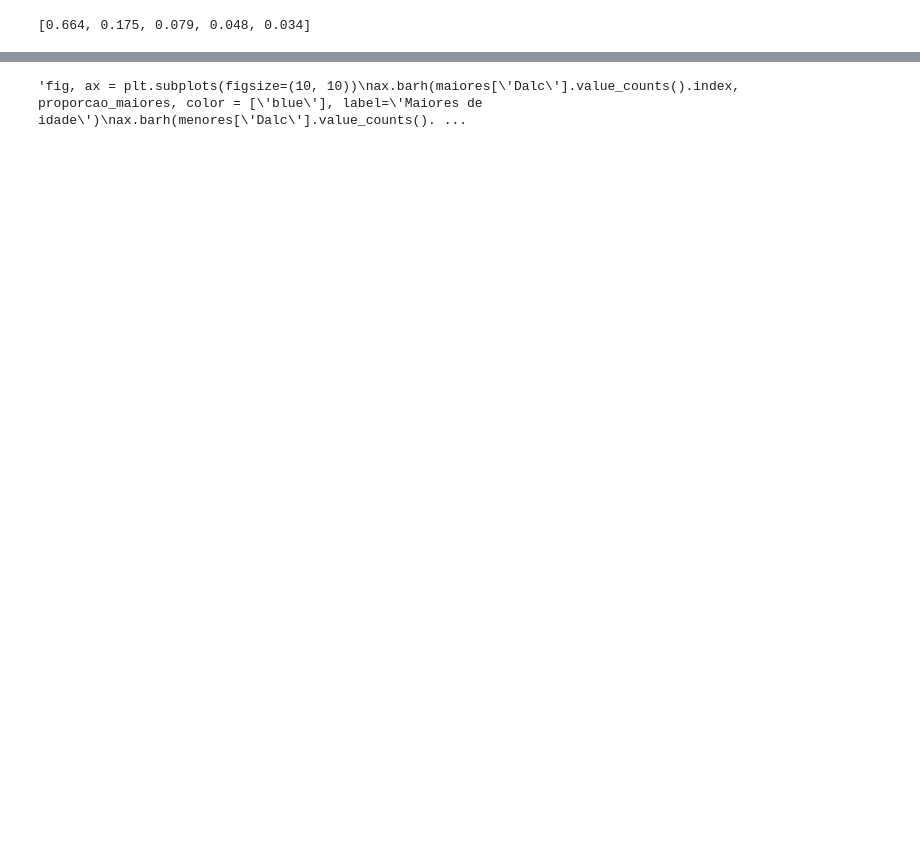
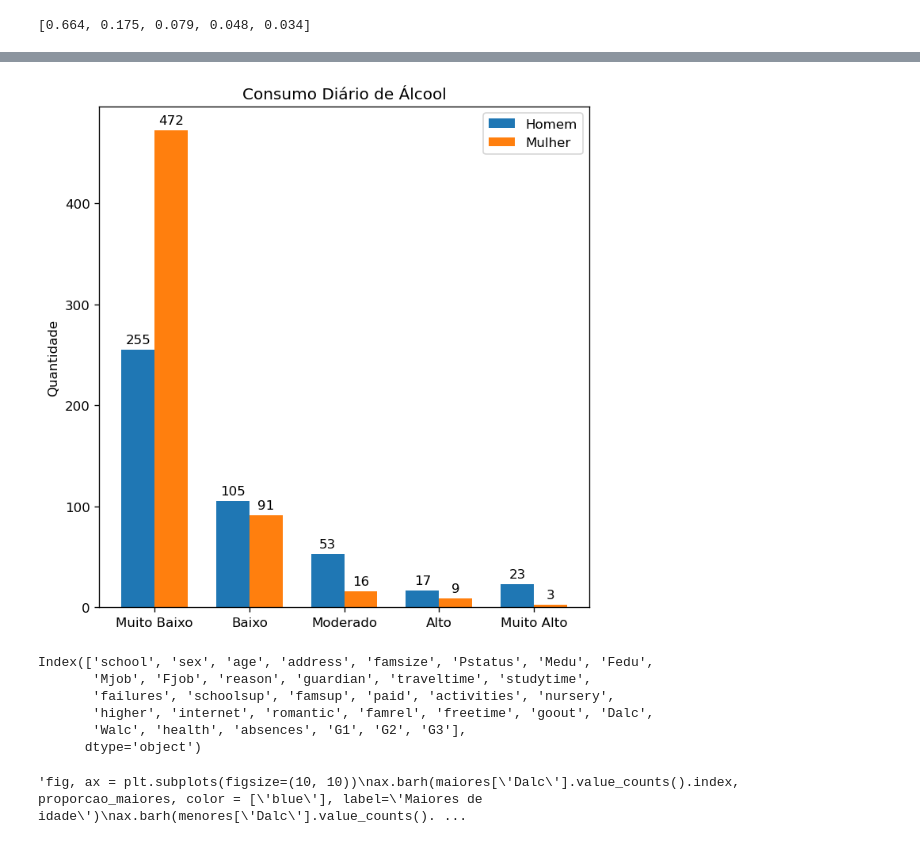
Before and after one commit to IamNivestar/exploratory_analysis_alcohol-effects, a Jupyter notebook: analysis_code.ipynb, the cells around one changed output, grey strips where cells are left out. Drawn from its saved outputs; the diff is of its cells as text; code cells hidden in the pictures; blank space fills up the shorter version.

```diff
--- a/analysis_code.ipynb
+++ b/analysis_code.ipynb
@@ -177,3 +274,34 @@ Text(0.5, 1.0, 'Maiores de idade')
+# %%
+homens_dalc = homens['Dalc'].value_counts()[labels_consumo_alcool]
+mulheres_dalc = mulheres['Dalc'].value_counts()[labels_consumo_alcool]
+# %%
+fig, ax = plt.subplots(figsize=(6, 6), dpi=120)
+x = np.arange(len(labels_consumo_alcool))
+width = 0.35
+
+rects1 = ax.bar(x - width/2, homens_dalc, width, label='Homem')
+rects2 = ax.bar(x + width/2, mulheres_dalc, width, label='Mulher')
+
+ax.set_ylabel('Quantidade')
+ax.set_title('Consumo Diário de Álcool')
+ax.set_xticks(x, labels_consumo_alcool)
+ax.legend()
+
+ax.bar_label(rects1, padding=3)
+ax.bar_label(rects2, padding=3)
+fig.tight_layout()
+fig.savefig("consumo_sexo_diario.png")
+# %% [output]
+[figure, added]
+# %%
+df.columns
+# %% [output]
+Index(['school', 'sex', 'age', 'address', 'famsize', 'Pstatus', 'Medu', 'Fedu',
+       'Mjob', 'Fjob', 'reason', 'guardian', 'traveltime', 'studytime',
+       'failures', 'schoolsup', 'famsup', 'paid', 'activities', 'nursery',
+       'higher', 'internet', 'romantic', 'famrel', 'freetime', 'goout', 'Dalc',
+       'Walc', 'health', 'absences', 'G1', 'G2', 'G3'],
+      dtype='object')
 # %%
 '''fig, ax = plt.subplots(figsize=(10, 10))
 ax.barh(maiores['Dalc'].value_counts().index, proporcao_maiores, color = ['blue'], label='Maiores de idade')
```
Also changed, not shown: parts of 19 cells of this notebook, 4 other files.
